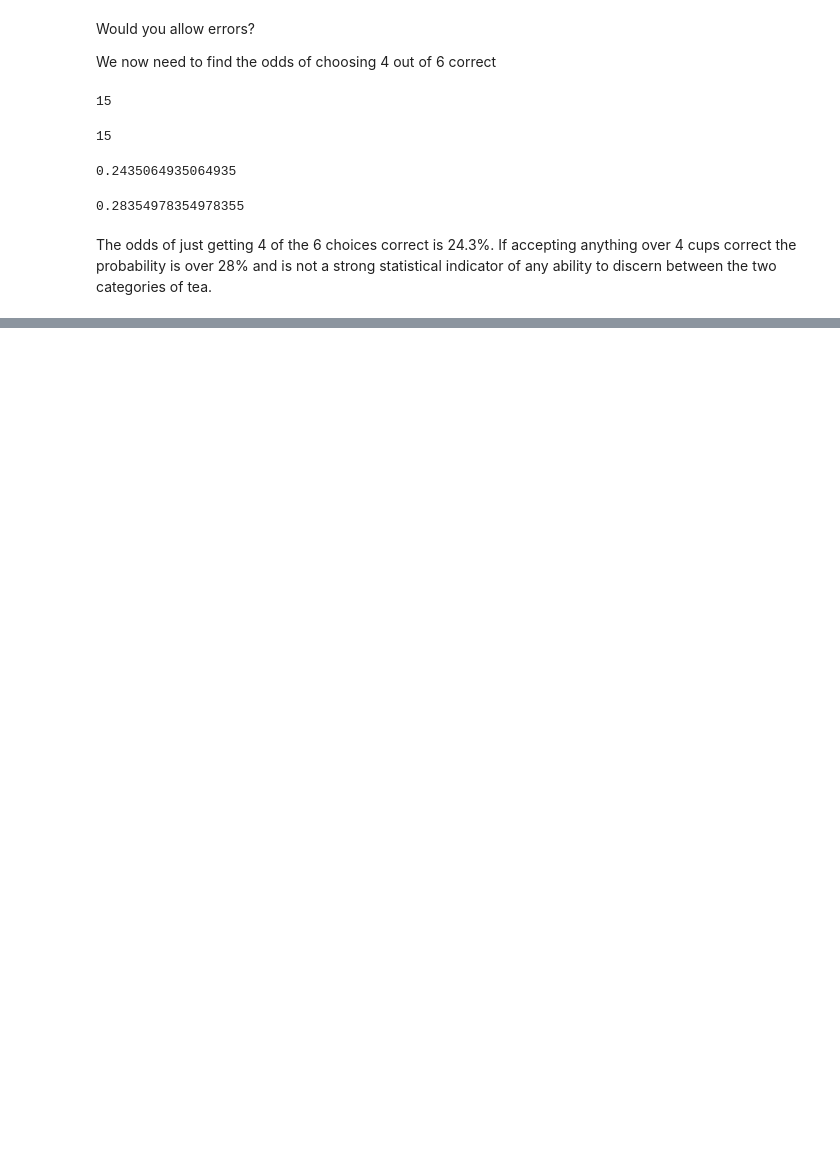
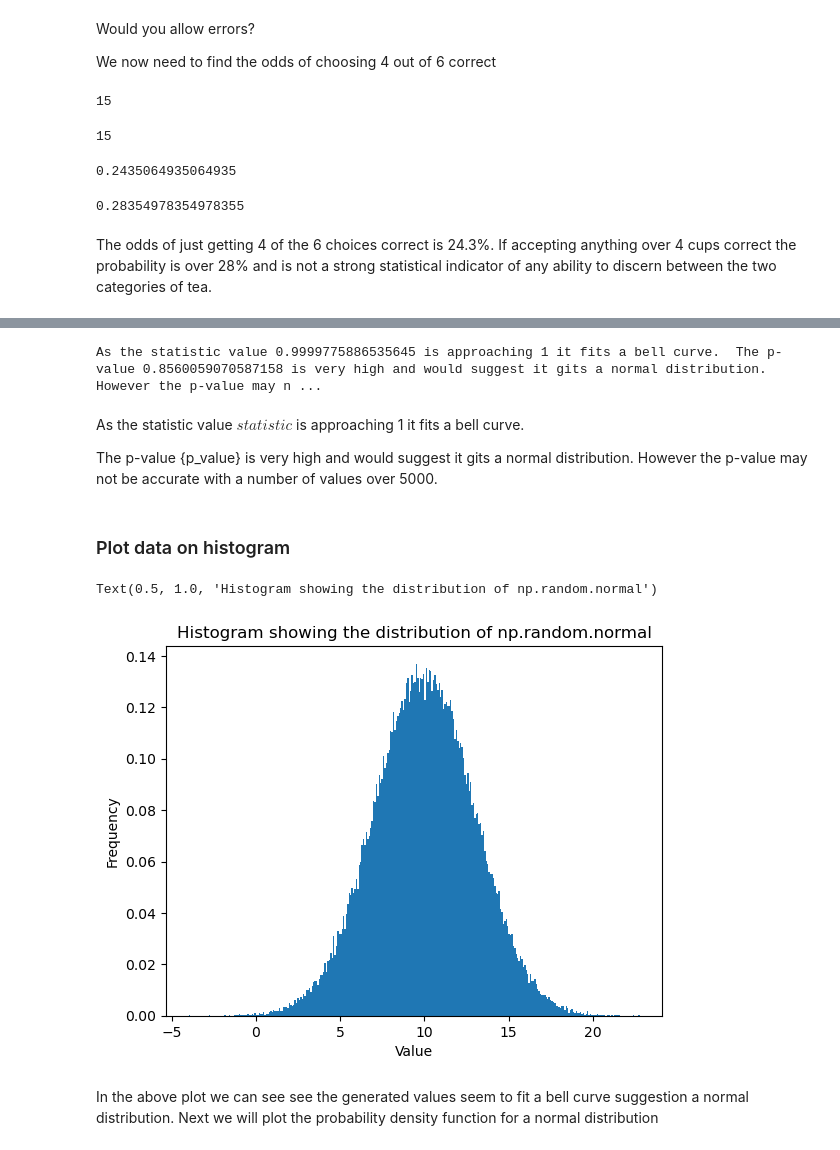
Before and after one commit to Kevin002023/applied_statistics, a Jupyter notebook: tasks.ipynb, the cells around one changed output, grey strips where cells are left out. Drawn from its saved outputs; the diff is of its cells as text; code cells hidden in the pictures; blank space fills up the shorter version.

```diff
--- a/tasks.ipynb
+++ b/tasks.ipynb
@@ -147,0 +149,9 @@ Numpy Random
+# %%
+# Generate 100,000 values using numpys random generator
+#https://numpy.org/doc/stable/reference/random/generated/numpy.random.normal.html
+
+mean = 10.0
+sigma = 3.0 #standard deviation
+
+values = np.random.normal(10, 3.0, 100000)
+values
@@ -147,0 +171,32 @@ Numpy Random
+# %%
+
+# Checks if the values produced fit a normal distribution
+
+statistic, p_values = stats.shapiro(values)
+statistic
+
+print("As the statistic value {} is approaching 1 it fits a bell curve.  The p-value {} is very high and would suggest it gits a normal distribution. However the p-value may not be accurate with a number of values over 5000.".format(statistic, p_values))
+# %% [output]
+As the statistic value 0.9999775886535645 is approaching 1 it fits a bell curve.  The p-value 0.8560059070587158 is very high and would suggest it gits a normal distribution. However the p-value may n ...
+# %% [markdown]
+As the statistic value ${statistic}$ is approaching 1 it fits a bell curve.
+
+The p-value {p_value} is very high and would suggest it gits a normal distribution. However the p-value may not be accurate with a number of values over 5000.
+# %% [markdown]
+### Plot data on histogram
+# %%
+# number of bins
+
+b = int(np.sqrt(100000))
+
+#plot
+
+plt.hist(values, b, density=True)
+plt.xlabel('Value')
+plt.ylabel('Frequency')
+plt.title('Histogram showing the distribution of np.random.normal')
+# %% [output]
+Text(0.5, 1.0, 'Histogram showing the distribution of np.random.normal')
+[figure, added]
+# %% [markdown]
+In the above plot we can see see the generated values seem to fit a bell curve suggestion a normal distribution. Next we will plot the probability density function for a normal distribution
```
Also changed, not shown: parts of 10 cells of this notebook, 1 other file.
